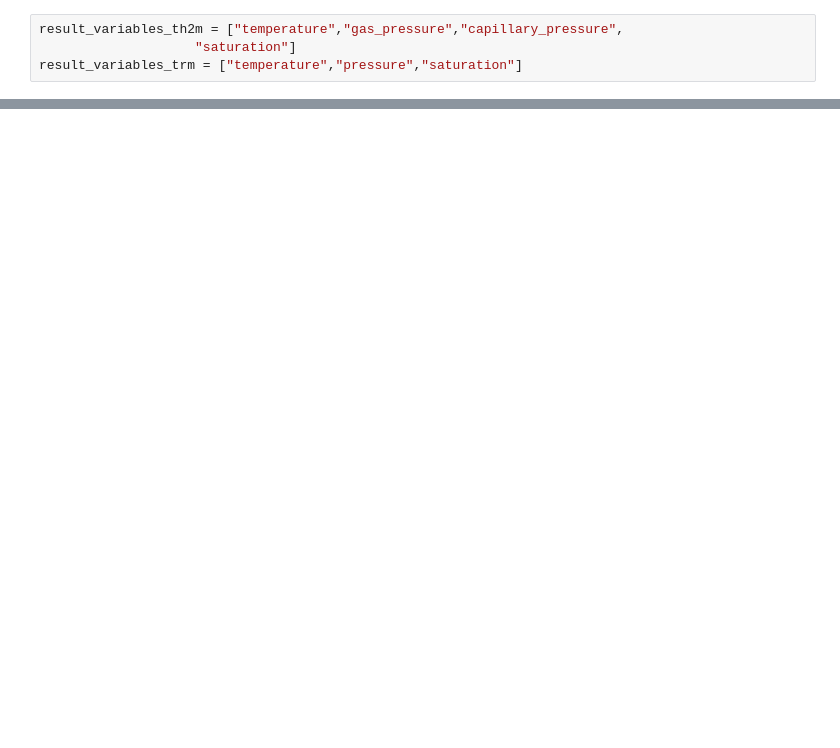
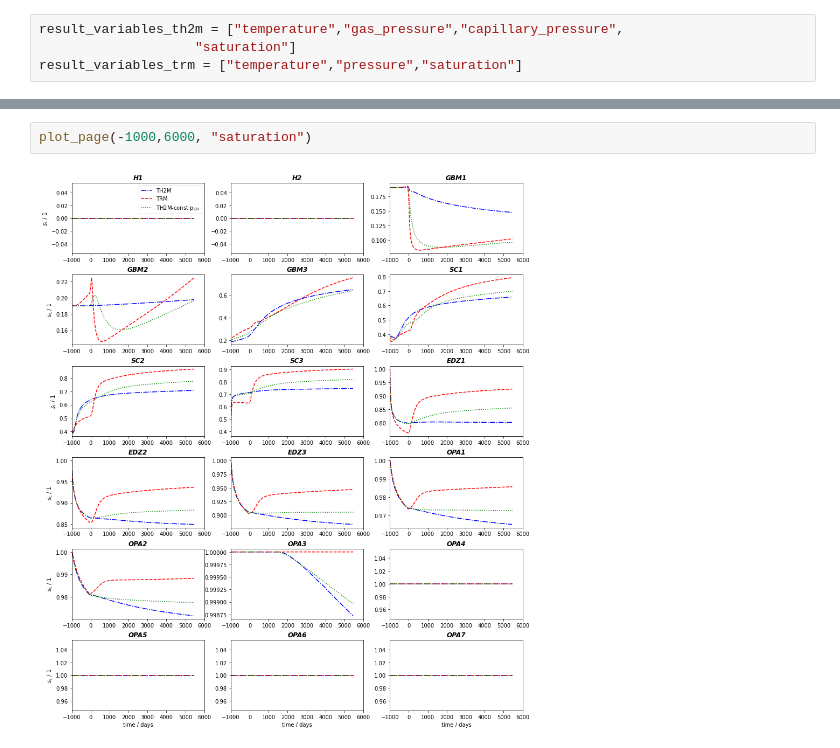
Before and after one commit to joergbuchwald/fe-minibenchmarks, a Jupyter notebook: notebook/1d_axi.ipynb, the cells around one changed output, grey strips where cells are left out. Saved outputs shown, nothing was run; the diff lists cells and outputs as text; blank space fills up the shorter version.

```diff
--- a/notebook/1d_axi.ipynb
+++ b/notebook/1d_axi.ipynb
@@ -205,0 +147,4 @@ for p in pts:
+# %%
+plot_page(-1000,6000, "saturation")
+# %% [output]
+[figure, added]
```
Also changed, not shown: parts of 14 cells of this notebook.
